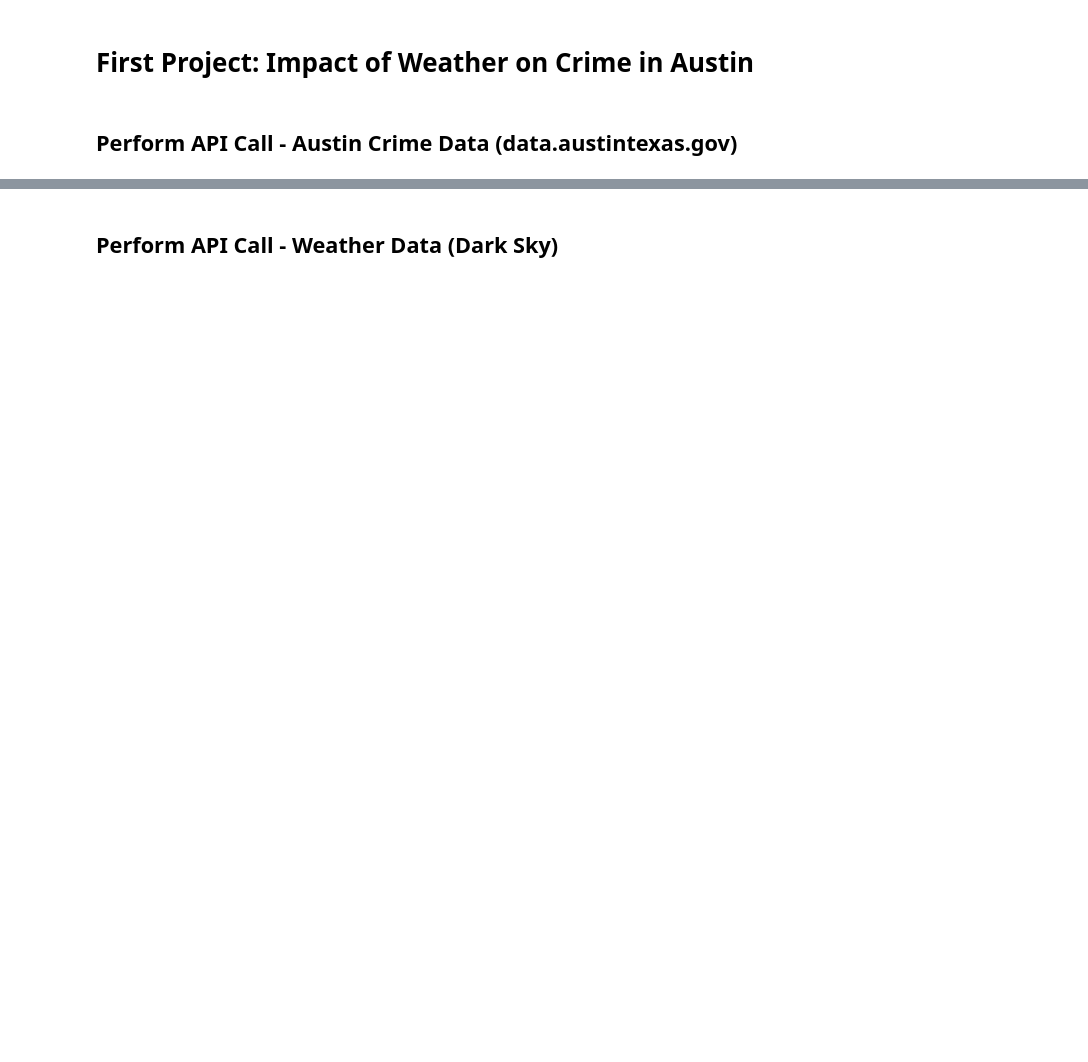
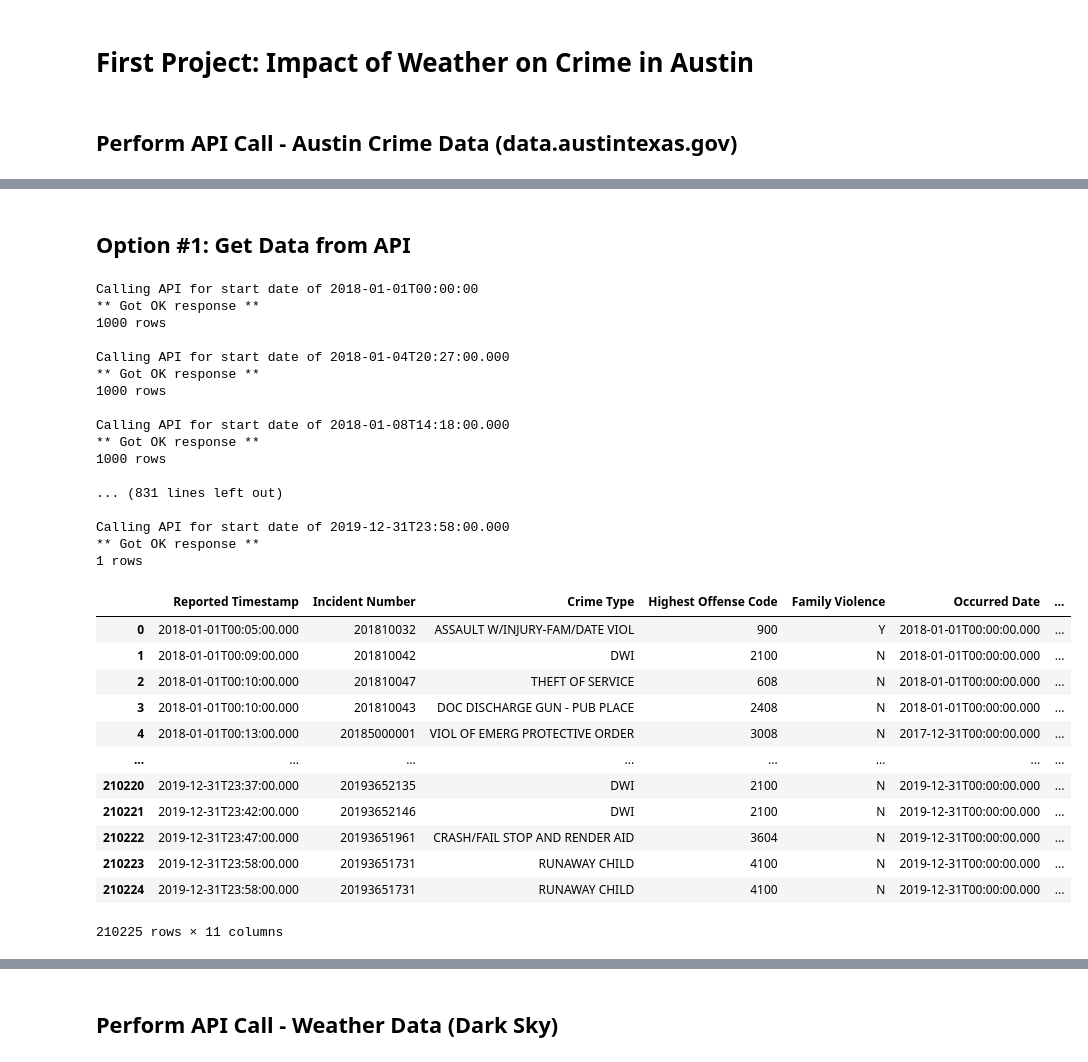
Before and after one commit to eanord4/First-Project, a Jupyter notebook: first-project.ipynb, the cells around one changed output, grey strips where cells are left out. Saved outputs shown, nothing was run; the diff lists cells and outputs as text; code cells hidden in the pictures; blank space fills up the shorter version.

```diff
--- a/first-project.ipynb
+++ b/first-project.ipynb
@@ -33,0 +14,66 @@ df_crime
+# %% [markdown]
+## Option #1: Get Data from API
+# %%
+# Set start & end times to request from Austin crime API
+start_dt = dt.datetime(2018, 1, 1)
+end_dt = dt.datetime(2019, 12, 31, 23, 59, 59)
+
+# Convert these to strings
+start_str = 'T'.join(str(start_dt).split())
+end_str = 'T'.join(str(end_dt).split())
+
+# Initialize loop
+obj_crime = Crime()
+json_crime = []
+prev_start = "a;sdlfkj"
+
+# Loop to retrieve data
+while start_str != prev_start:  # if this start date and the last start date are the same, this is because no crimes were found, which means we are at the end
+
+    print("Calling API for start date of", start_str)
+
+    # get as much data within the time range as possible
+    obj_crime = Crime()
+    new_json = obj_crime.get_json_crime(start_str, end_str)
+    json_crime.extend(new_json)
+    print(len(new_json), 'rows', end='\n\n')
+
+    # update the start date/time of the next API call as the last date/time received from this call
+    prev_start = start_str
+    start_str = max(crime["rep_date_time"] for crime in new_json)
+
+# Convert to data frame, save, and present
+df_crime = obj_crime.get_df_crime(json_crime)
+df_crime.to_csv('data/crime.csv', index=False)
+df_crime
+# %% [output]
+Calling API for start date of 2018-01-01T00:00:00
+** Got OK response **
+1000 rows
+
+Calling API for start date of 2018-01-04T20:27:00.000
+** Got OK response **
+1000 rows
+
+Calling API for start date of 2018-01-08T14:18:00.000
+** Got OK response **
+1000 rows
+
+... (831 lines left out)
+
+Calling API for start date of 2019-12-31T23:58:00.000
+** Got OK response **
+1 rows
+|  | Reported Timestamp | Incident Number | Crime Type | Highest Offense Code | Family Violence | Occurred Date | ... |
+| 0 | 2018-01-01T00:05:00.000 | 201810032 | ASSAULT W/INJURY-FAM/DATE VIOL | 900 | Y | 2018-01-01T00:00:00.000 | ... |
+| 1 | 2018-01-01T00:09:00.000 | 201810042 | DWI | 2100 | N | 2018-01-01T00:00:00.000 | ... |
+| 2 | 2018-01-01T00:10:00.000 | 201810047 | THEFT OF SERVICE | 608 | N | 2018-01-01T00:00:00.000 | ... |
+| 3 | 2018-01-01T00:10:00.000 | 201810043 | DOC DISCHARGE GUN - PUB PLACE | 2408 | N | 2018-01-01T00:00:00.000 | ... |
+| 4 | 2018-01-01T00:13:00.000 | 20185000001 | VIOL OF EMERG PROTECTIVE ORDER | 3008 | N | 2017-12-31T00:00:00.000 | ... |
+| ... | ... | ... | ... | ... | ... | ... | ... |
+| 210220 | 2019-12-31T23:37:00.000 | 20193652135 | DWI | 2100 | N | 2019-12-31T00:00:00.000 | ... |
+| 210221 | 2019-12-31T23:42:00.000 | 20193652146 | DWI | 2100 | N | 2019-12-31T00:00:00.000 | ... |
+| 210222 | 2019-12-31T23:47:00.000 | 20193651961 | CRASH/FAIL STOP AND RENDER AID | 3604 | N | 2019-12-31T00:00:00.000 | ... |
+| 210223 | 2019-12-31T23:58:00.000 | 20193651731 | RUNAWAY CHILD | 4100 | N | 2019-12-31T00:00:00.000 | ... |
+| 210224 | 2019-12-31T23:58:00.000 | 20193651731 | RUNAWAY CHILD | 4100 | N | 2019-12-31T00:00:00.000 | ... |
+210225 rows × 11 columns
```
Also changed, not shown: parts of 8 cells of this notebook, 2 other files.
